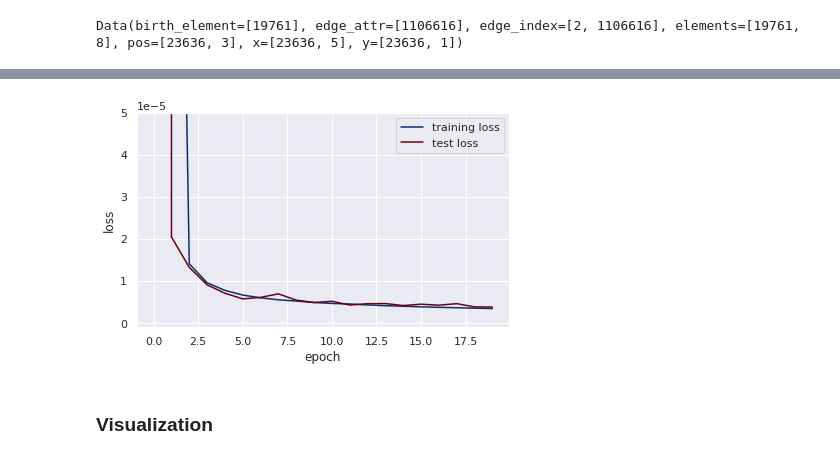
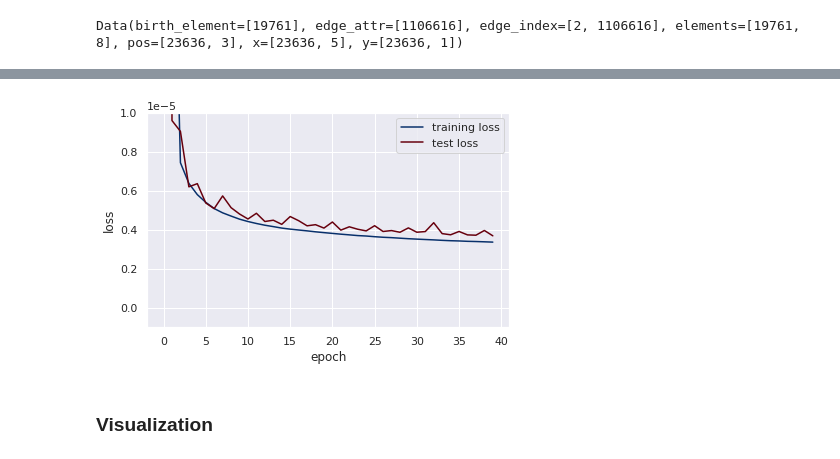
Before and after one commit to AMPL-NU/Graph_AM_Modeling, a Jupyter notebook: GNN.ipynb, the cells around one changed output, grey strips where cells are left out. Cells and saved outputs as stored; diff of their text form; code cells hidden in the pictures.

```diff
--- a/GNN.ipynb
+++ b/GNN.ipynb
@@ -418,7 +418,7 @@ class DeeperGCN(torch.nn.Module):
 
         return out
 # %%
-description = "final_test_smooth_plus"
+description = "6_8"
 logdir='results/{}_{}'.format(datetime.datetime.now().strftime("%Y-%m-%d"), description)
 
 os.makedirs(logdir, exist_ok=True)
@@ -426,7 +426,7 @@ writer = SummaryWriter(logdir)
 writer.add_text("Description", description)
 # %%
 device = torch.device('cuda' if torch.cuda.is_available() else 'cpu')
-model = DeeperGCN(hidden_channels=64, num_layers=6).to(device)
+model = DeeperGCN(hidden_channels=8, num_layers=6).to(device)
 optimizer = torch.optim.Adam(model.parameters(), lr=1e-4)
 # %%
 for data in train_loader:
@@ -486,7 +486,7 @@ writer.add_scalar("test_loss", test_loss, 0)
 # writer.add_scalar("test_bench", test_loss, 0)
 print('[{}] Epoch: {:03d}, Train loss: {:.2E}, Test loss: {:.2E} '.format(
     str(datetime.datetime.now().strftime('%H:%M:%S')), 0, train_loss, test_loss))
-for epoch in range(1, 20):
+for epoch in range(1, 40):
     train_loss = train(train_loader)
     test_loss = test(test_loader)
     his.append([train_loss, test_loss])
@@ -520,0 +518,12 @@ for epoch in range(1, 20):
+# %%
+for epoch in range(20, 40):
+    train_loss = train(train_loader)
+    test_loss = test(test_loader)
+    his.append([train_loss, test_loss])
+#     his.append([train_loss, train_b, test_loss, test_b])
+    writer.add_scalar("train_loss", train_loss, epoch)
+    writer.add_scalar("test_loss", test_loss, epoch)
+#     writer.add_scalar("train_bench", train_b, epoch)
+#     writer.add_scalar("test_bench", test_loss, epoch)
+    print('[{}] Epoch: {:03d}, Train loss: {:.2E}, Test loss: {:.2E} '.format(
+        str(datetime.datetime.now().strftime('%H:%M:%S')), epoch, train_loss,test_loss))
@@ -521,16 +537,16 @@ for epoch in range(1, 20):
 # %%
 his = np.array(his)
 cmap1 = cm.get_cmap('Blues')(np.linspace(1, 0.5, 3))
 cmap2 = cm.get_cmap('Reds')(np.linspace(1, 0.5, 3))
 fig, ax = plt.subplots(1, figsize = (6,4))
 ax.plot(range(his.shape[0]), his[:,0], color=cmap1[0], label='training loss')
 ax.plot(range(his.shape[0]), his[:,1], color=cmap2[0], label='test loss')
 # ax.set_ylim([0,0.0001])
 ax.set_ylabel('loss')
 ax.set_xlabel('epoch')
 ax.legend()
-ax.set_ylim([-1e-6,5e-5])
+ax.set_ylim([-1e-6,1e-5])
 plt.tight_layout()
 plt.show()
 # %% [output]
-[figure, old version]
+[figure, new version]
```
Also changed, not shown: parts of 11 cells of this notebook.
